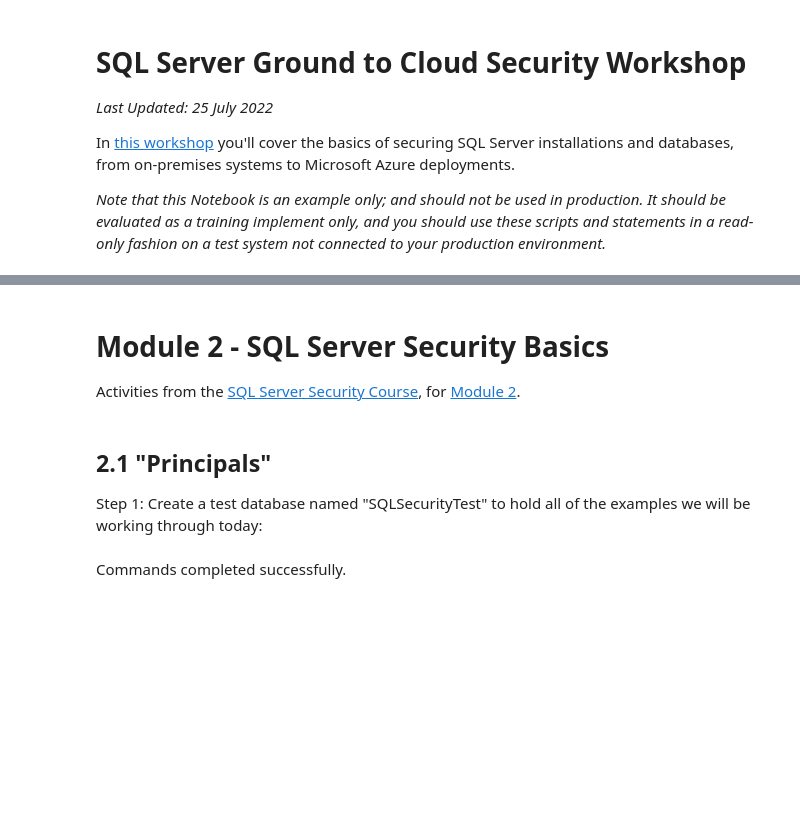
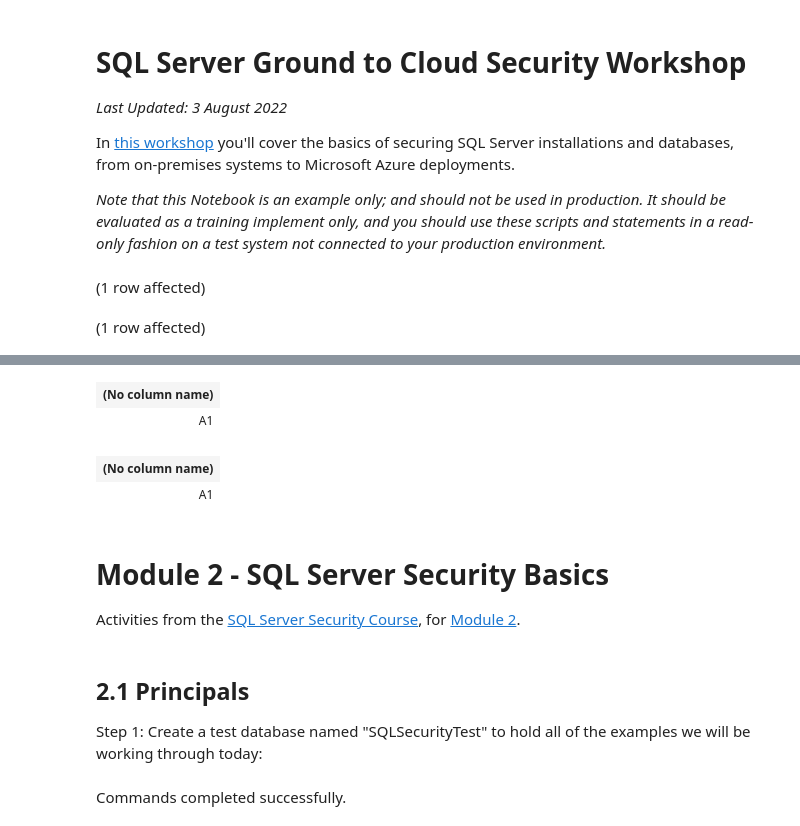
Before and after one commit to David-Seis/SecureYourAzureData, a Jupyter notebook: SQLSecurity/Security Audit Notebook.ipynb, the cells around one changed output, grey strips where cells are left out. Saved outputs shown, nothing was run; the diff lists cells and outputs as text; code cells hidden in the pictures; blank space fills up the shorter version.

```diff
--- a/SQLSecurity/Security Audit Notebook.ipynb
+++ b/SQLSecurity/Security Audit Notebook.ipynb
@@ -1,8 +1,15 @@
 # %% [markdown]
 # SQL Server Ground to Cloud Security Workshop
 
-_Last Updated: 25 July 2022_
+_Last Updated: 3 August 2022_
 
 In [this workshop](https://github.com/David-Seis/SecureYourAzureData) you'll cover the basics of securing SQL Server installations and databases, from on-premises systems to Microsoft Azure deployments.
 
 _Note that this Notebook is an example only; and should not be used in production. It should be evaluated as a training implement only, and you should use these scripts and statements in a read-only fashion on a test system not connected to your production environment._
+# %%
+/* Module 2, Connect to test Server */
+SELECT @@SERVERNAME
+Select SERVERPROPERTY('MACHINENAME')
+# %% [output]
+(1 row affected)
+(1 row affected)
@@ -9,9 +17,13 @@ _Note that this Notebook is an example only; and should not be used in productio
+| (No column name) |
+| A1 |
+| (No column name) |
+| A1 |
 # %% [markdown]
 # Module 2 - SQL Server Security Basics
 
-Activities from the [SQL Server Security Course](https://github.com/David-Seis/SecureYourAzureData), for [Module 2](https://github.com/David-Seis/SecureYourAzureData/blob/main/SQLSecurity/02%2520-%2520SQLServerSecurityBasics.md).
+Activities from the [SQL Server Security Course](https://github.com/David-Seis/SecureYourAzureData), for [Module 2](https://github.com/David-Seis/SecureYourAzureData/blob/main/SQLSecurity/02%20-%20SQLServerSecurityBasics.md).
 # %% [markdown]
-## 2.1 "Principals"
+## 2.1 Principals
 
 Step 1: Create a test database named "SQLSecurityTest" to hold all of the examples we will be working through today:
 # %%
```
Also changed, not shown: parts of 35 cells of this notebook.
